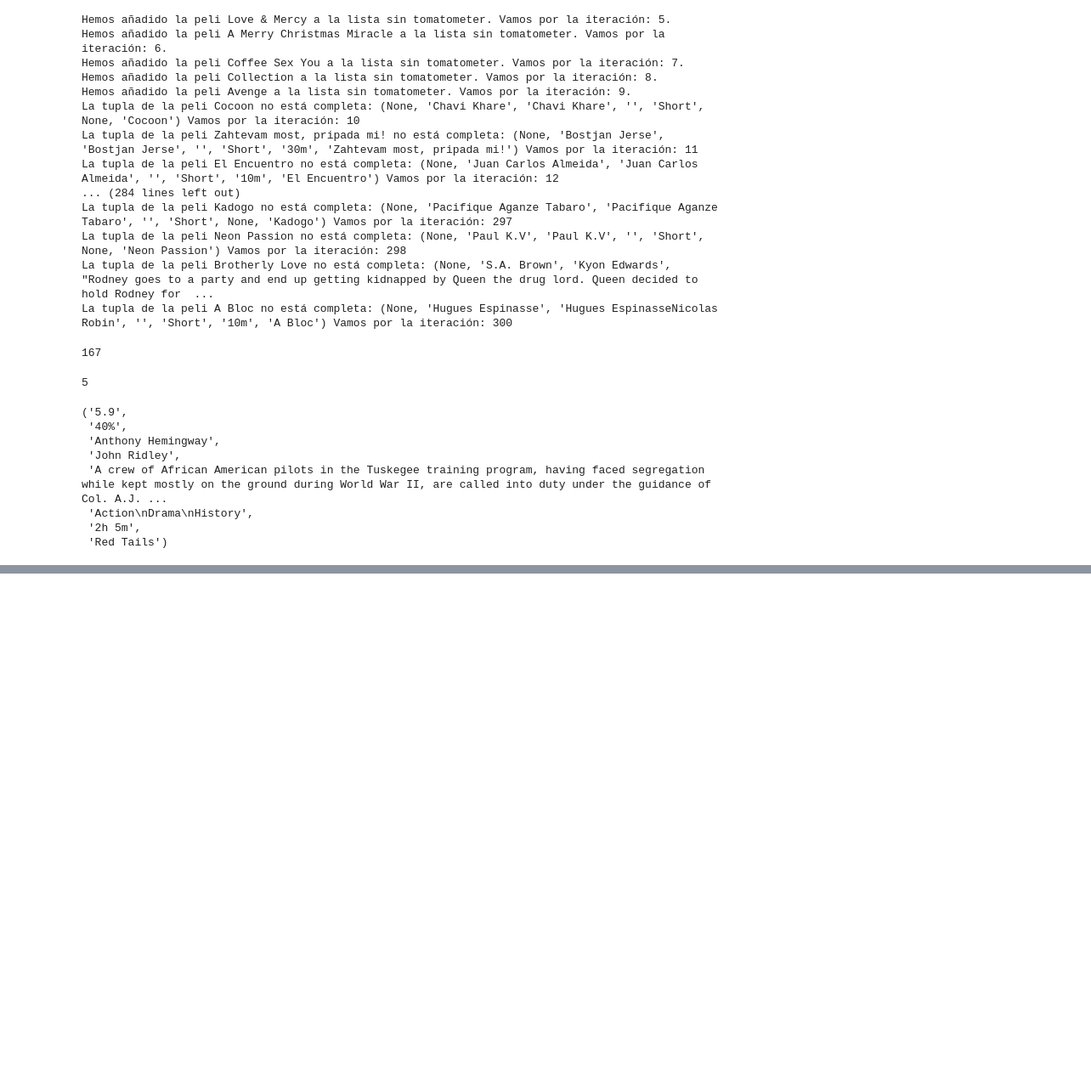
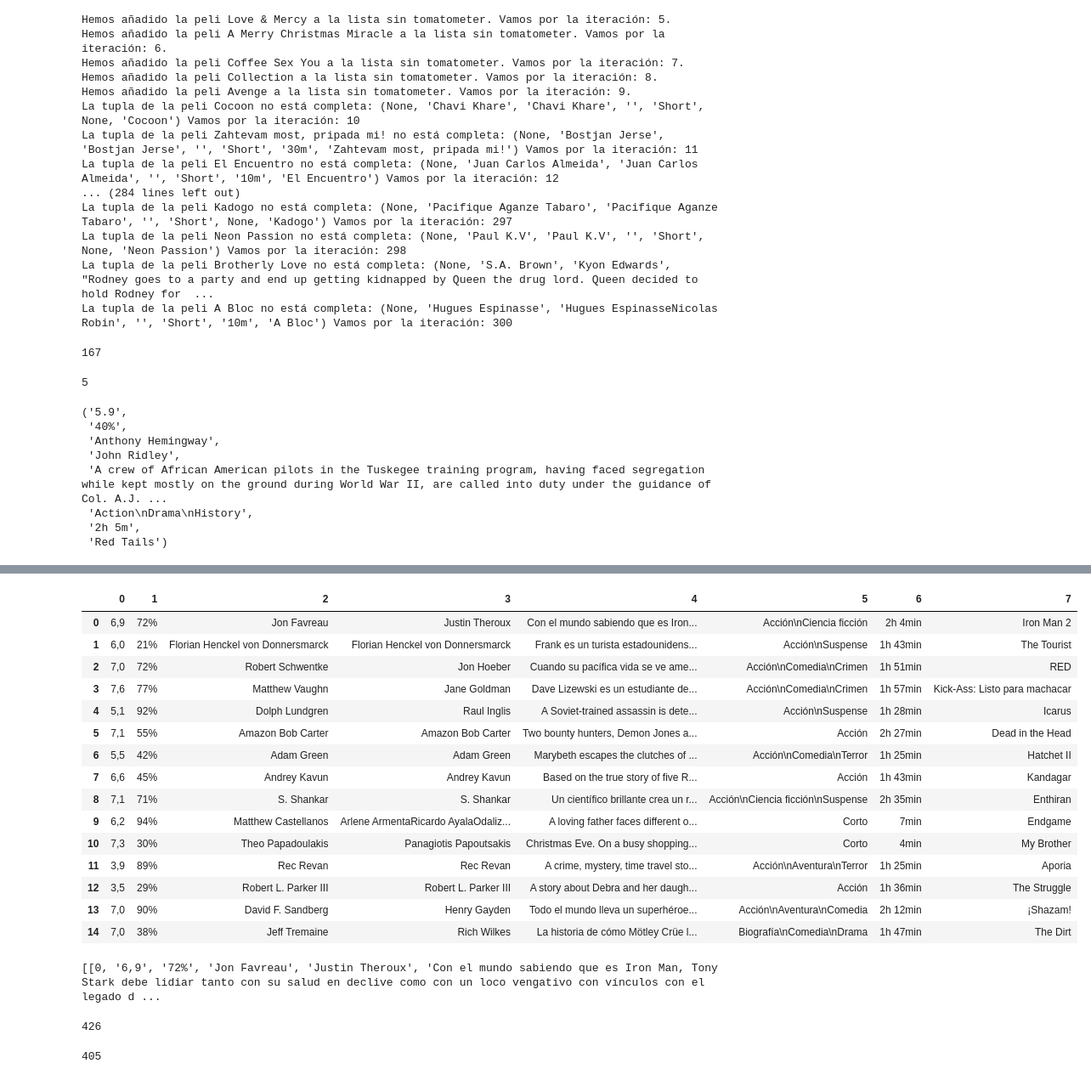
Before and after one commit to laural87/proyecto-da-promo-i-modulo-2-team-1, a Jupyter notebook: Extraccion_Datos_fase2.ipynb, the cells around one changed output, grey strips where cells are left out. Shown: that part at 85% size. Drawn from its saved outputs; the diff is of its cells as text; code cells hidden in the pictures; blank space fills up the shorter version.

Commit message:
Extraction phase 3 ready to start

```diff
--- a/Extraccion_Datos_fase2.ipynb
+++ b/Extraccion_Datos_fase2.ipynb
@@ -348,10 +349,13 @@ df_resultados_sin_tomatometer.to_json('resultados_sin_tomatometer_F2_maira_544-1
 # %%
 # Función para concatenar las extracciones en un solo csv
 
+# def concat_extract(path):
+
+
 # def concatena_csv(archivo_csv):
-df_completo = pd.read_csv('CSV_JSON_F2/Maira/resultados_sin_tomatometer_F2_maira_0-50_200-543.csv', index_col=0)
+df_completo = pd.read_csv('CSV_JSON_F2/resultados_completos_final_maira.csv', index_col=0)
 # %%
-df_completo_1 = pd.read_csv('resultados_sin_tomatometer_F2_maira_544-1000.csv', index_col=0)
+df_completo_1 = pd.read_csv('CSV_JSON_F2/resultados_completos_final_yami.csv', index_col=0)
 # %%
 df_completo_1.info()
 # %% [output]
@@ -391,5 +395,7 @@ memory usage: 12.1+ KB
 # %%
 df_concatenado = pd.concat([df_completo, df_completo_1], ignore_index=True)
+# %%
+df_concat = pd.concat([df_completo, df_completo_1], ignore_index=True)
 # %%
 df_concatenado.info()
 # %% [output]
@@ -411 +435,3 @@ memory usage: 21.3+ KB
+# %%
+df_final = pd.concat([df_concatenado, df_concat], ignore_index=True)
 # %%
@@ -412,0 +457,34 @@ df_concatenado.to_csv('resultados_sintomato_final_maira.csv')
+# %%
+df_final.head(15)
+# %% [output]
+|  | 0 | 1 | 2 | 3 | 4 | 5 | 6 | 7 |
+| 0 | 6,9 | 72% | Jon Favreau | Justin Theroux | Con el mundo sabiendo que es Iron... | Acción\nCiencia ficción | 2h 4min | Iron Man 2 |
+| 1 | 6,0 | 21% | Florian Henckel von Donnersmarck | Florian Henckel von Donnersmarck | Frank es un turista estadounidens... | Acción\nSuspense | 1h 43min | The Tourist |
+| 2 | 7,0 | 72% | Robert Schwentke | Jon Hoeber | Cuando su pacífica vida se ve ame... | Acción\nComedia\nCrimen | 1h 51min | RED |
+| 3 | 7,6 | 77% | Matthew Vaughn | Jane Goldman | Dave Lizewski es un estudiante de... | Acción\nComedia\nCrimen | 1h 57min | Kick-Ass: Listo para machacar |
+| 4 | 5,1 | 92% | Dolph Lundgren | Raul Inglis | A Soviet-trained assassin is dete... | Acción\nSuspense | 1h 28min | Icarus |
+| 5 | 7,1 | 55% | Amazon Bob Carter | Amazon Bob Carter | Two bounty hunters, Demon Jones a... | Acción | 2h 27min | Dead in the Head |
+| 6 | 5,5 | 42% | Adam Green | Adam Green | Marybeth escapes the clutches of ... | Acción\nComedia\nTerror | 1h 25min | Hatchet II |
+| 7 | 6,6 | 45% | Andrey Kavun | Andrey Kavun | Based on the true story of five R... | Acción | 1h 43min | Kandagar |
+| 8 | 7,1 | 71% | S. Shankar | S. Shankar | Un científico brillante crea un r... | Acción\nCiencia ficción\nSuspense | 2h 35min | Enthiran |
+| 9 | 6,2 | 94% | Matthew Castellanos | Arlene ArmentaRicardo AyalaOdaliz... | A loving father faces different o... | Corto | 7min | Endgame |
+| 10 | 7,3 | 30% | Theo Papadoulakis | Panagiotis Papoutsakis | Christmas Eve. On a busy shopping... | Corto | 4min | My Brother |
+| 11 | 3,9 | 89% | Rec Revan | Rec Revan | A crime, mystery, time travel sto... | Acción\nAventura\nTerror | 1h 25min | Aporia |
+| 12 | 3,5 | 29% | Robert L. Parker III | Robert L. Parker III | A story about Debra and her daugh... | Acción | 1h 36min | The Struggle |
+| 13 | 7,0 | 90% | David F. Sandberg | Henry Gayden | Todo el mundo lleva un superhéroe... | Acción\nAventura\nComedia | 2h 12min | ¡Shazam! |
+| 14 | 7,0 | 38% | Jeff Tremaine | Rich Wilkes | La historia de cómo Mötley Crüe l... | Biografía\nComedia\nDrama | 1h 47min | The Dirt |
+# %%
+# Lee el archivo CSV en un DataFrame
+df_final_lista = pd.read_csv('resultados_completos_concatenado_final.csv')
+
+# Opción 2: Usar to_records() y luego convertir a lista de tuplas
+lista_listas = [list(row) for row in df_final_lista.to_records(index=False)]
+
+# Imprimir la lista de tuplas
+print(lista_listas[:5])
+# %% [output]
+[[0, '6,9', '72%', 'Jon Favreau', 'Justin Theroux', 'Con el mundo sabiendo que es Iron Man, Tony Stark debe lidiar tanto con su salud en declive como con un loco vengativo con vínculos con el legado d ...
+# %%
+len(lista_listas)
+# %% [output]
+426
@@ -412,0 +510,4 @@ df_concatenado.to_csv('resultados_sintomato_final_maira.csv')
+# %%
+len(lista_nova)
+# %% [output]
+405
```
Also changed, not shown: parts of 20 cells of this notebook, 7 other files.
